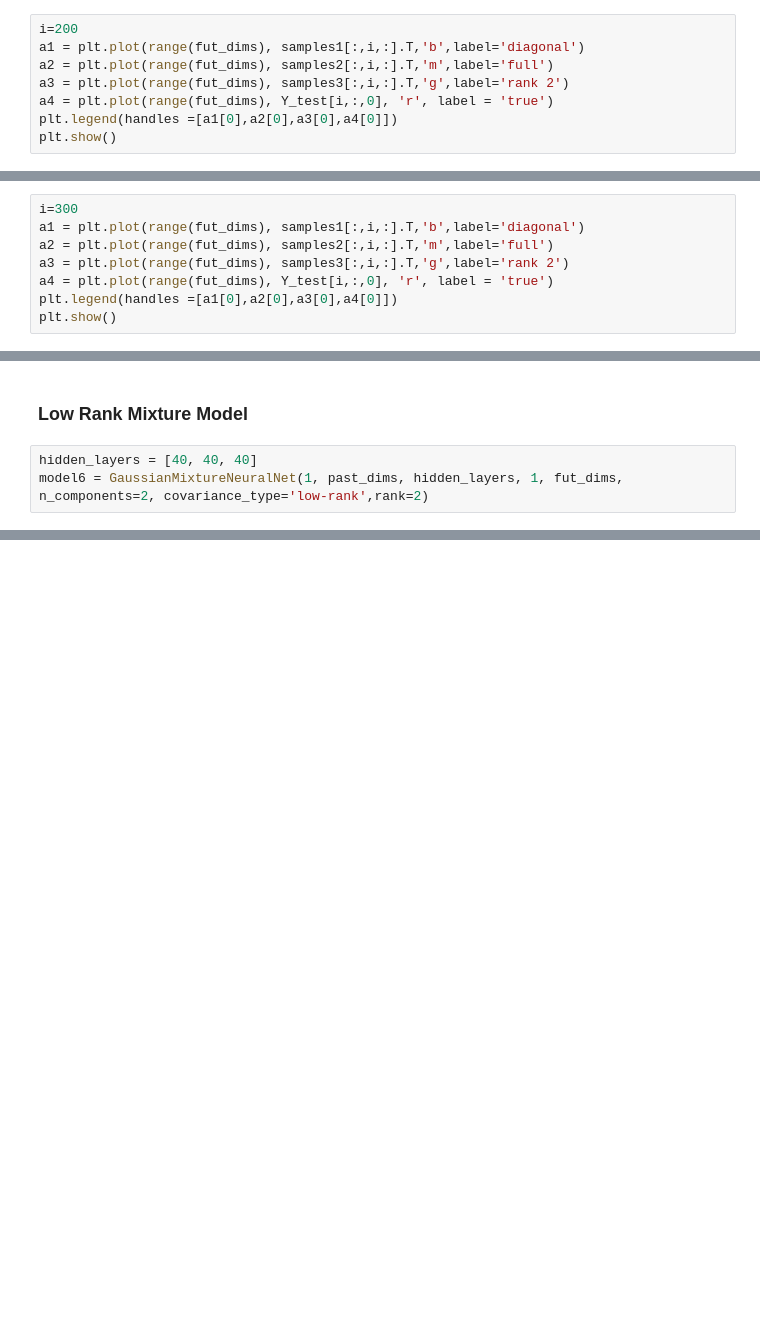
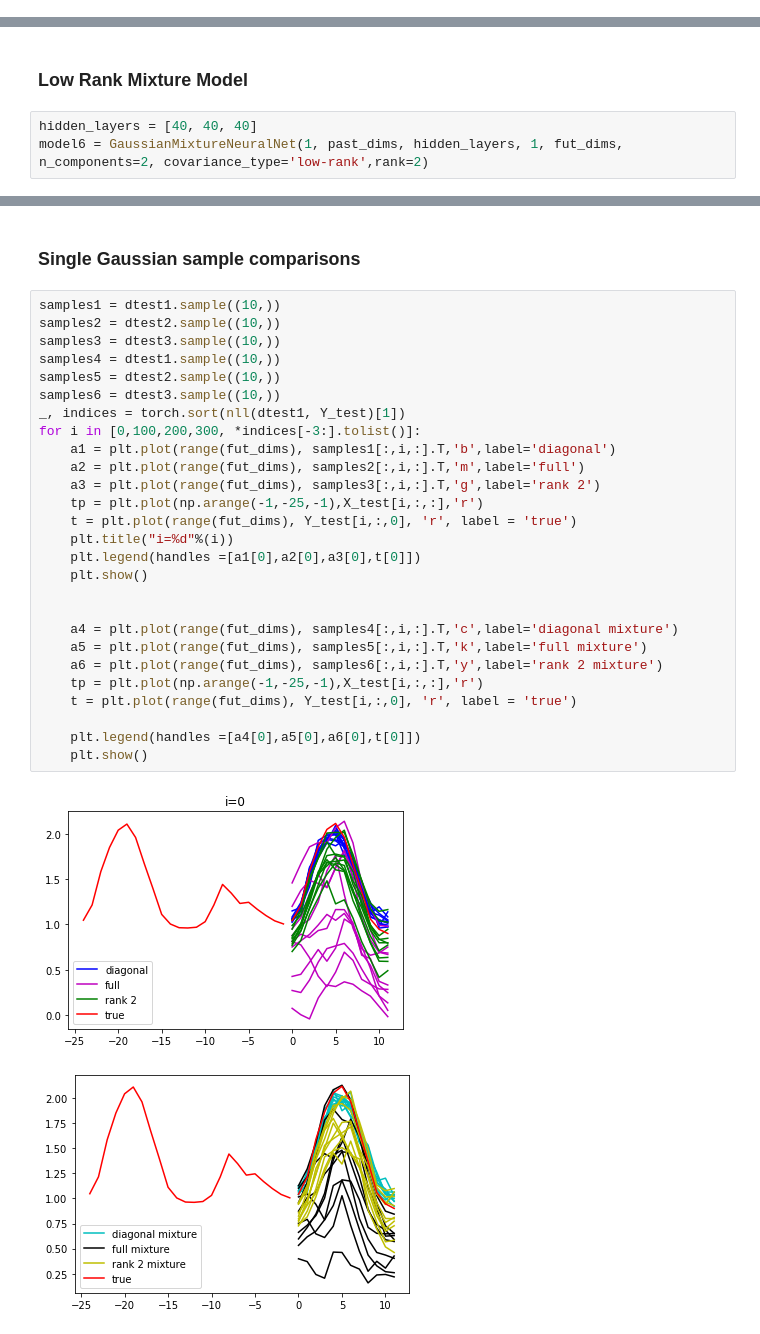
Before and after one commit to sisl/JointDemandForecasting, a Jupyter notebook: sandbox/arec/prob_nn/GaussianNN.ipynb, the cells around one changed output, grey strips where cells are left out. Drawn from its saved outputs; the diff is of its cells as text; blank space fills up the shorter version.

```diff
--- a/sandbox/arec/prob_nn/GaussianNN.ipynb
+++ b/sandbox/arec/prob_nn/GaussianNN.ipynb
@@ -276,8 +253,0 @@ plt.show()
-# %%
-i=200
-a1 = plt.plot(range(fut_dims), samples1[:,i,:].T,'b',label='diagonal')
-a2 = plt.plot(range(fut_dims), samples2[:,i,:].T,'m',label='full')
-a3 = plt.plot(range(fut_dims), samples3[:,i,:].T,'g',label='rank 2')
-a4 = plt.plot(range(fut_dims), Y_test[i,:,0], 'r', label = 'true')
-plt.legend(handles =[a1[0],a2[0],a3[0],a4[0]])
-plt.show()
@@ -286,8 +253,0 @@ plt.show()
-# %%
-i=300
-a1 = plt.plot(range(fut_dims), samples1[:,i,:].T,'b',label='diagonal')
-a2 = plt.plot(range(fut_dims), samples2[:,i,:].T,'m',label='full')
-a3 = plt.plot(range(fut_dims), samples3[:,i,:].T,'g',label='rank 2')
-a4 = plt.plot(range(fut_dims), Y_test[i,:,0], 'r', label = 'true')
-plt.legend(handles =[a1[0],a2[0],a3[0],a4[0]])
-plt.show()
@@ -514,0 +485,32 @@ nll(dtest6, Y_test)
+# %% [markdown]
+### Single Gaussian sample comparisons
+# %%
+samples1 = dtest1.sample((10,))
+samples2 = dtest2.sample((10,))
+samples3 = dtest3.sample((10,))
+samples4 = dtest1.sample((10,))
+samples5 = dtest2.sample((10,))
+samples6 = dtest3.sample((10,))
+_, indices = torch.sort(nll(dtest1, Y_test)[1])
+for i in [0,100,200,300, *indices[-3:].tolist()]:
+    a1 = plt.plot(range(fut_dims), samples1[:,i,:].T,'b',label='diagonal')
+    a2 = plt.plot(range(fut_dims), samples2[:,i,:].T,'m',label='full')
+    a3 = plt.plot(range(fut_dims), samples3[:,i,:].T,'g',label='rank 2')
+    tp = plt.plot(np.arange(-1,-25,-1),X_test[i,:,:],'r')
+    t = plt.plot(range(fut_dims), Y_test[i,:,0], 'r', label = 'true')
+    plt.title("i=%d"%(i))
+    plt.legend(handles =[a1[0],a2[0],a3[0],t[0]])
+    plt.show()
+
+
+    a4 = plt.plot(range(fut_dims), samples4[:,i,:].T,'c',label='diagonal mixture')
+    a5 = plt.plot(range(fut_dims), samples5[:,i,:].T,'k',label='full mixture')
+    a6 = plt.plot(range(fut_dims), samples6[:,i,:].T,'y',label='rank 2 mixture')
+    tp = plt.plot(np.arange(-1,-25,-1),X_test[i,:,:],'r')
+    t = plt.plot(range(fut_dims), Y_test[i,:,0], 'r', label = 'true')
+
+    plt.legend(handles =[a4[0],a5[0],a6[0],t[0]])
+    plt.show()
+# %% [output]
+[figure, added]
+[figure, added]
```
Also changed, not shown: parts of 43 cells of this notebook, 1 other file.
